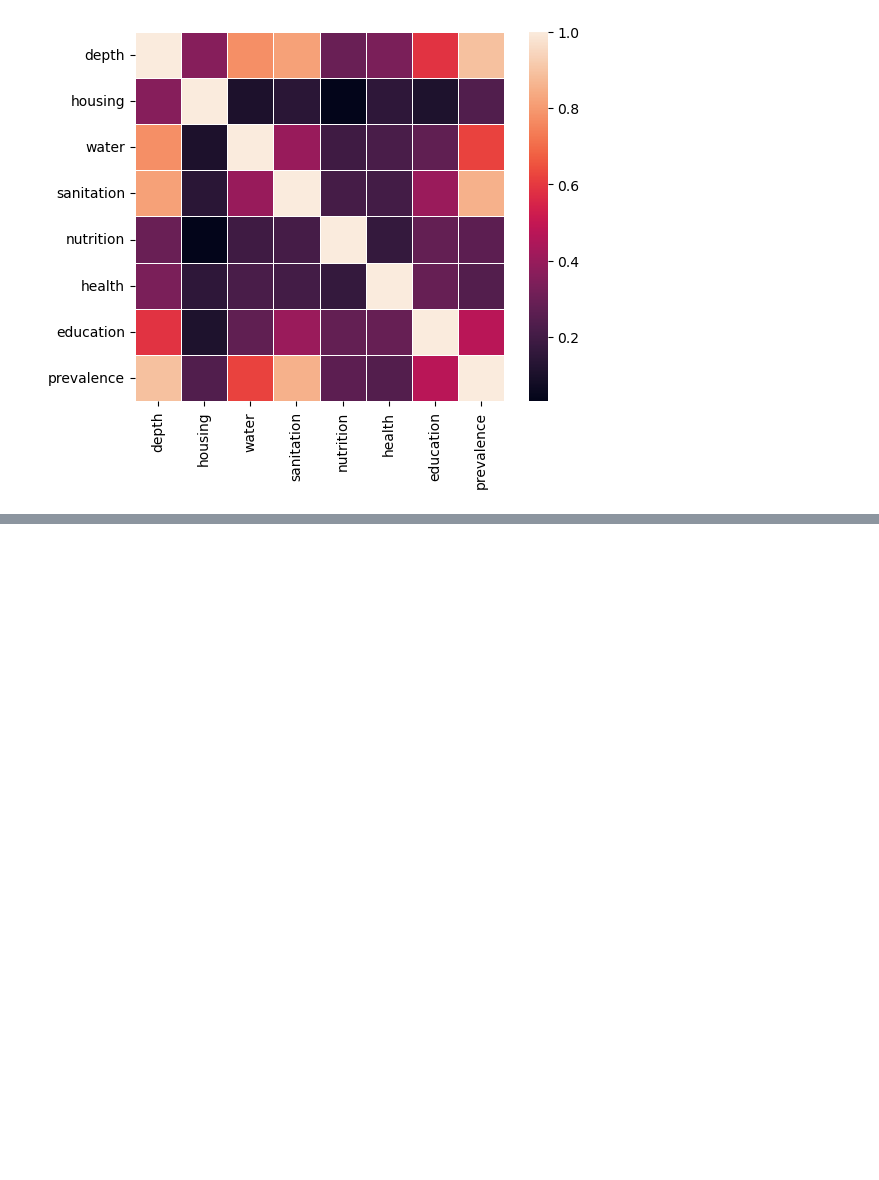
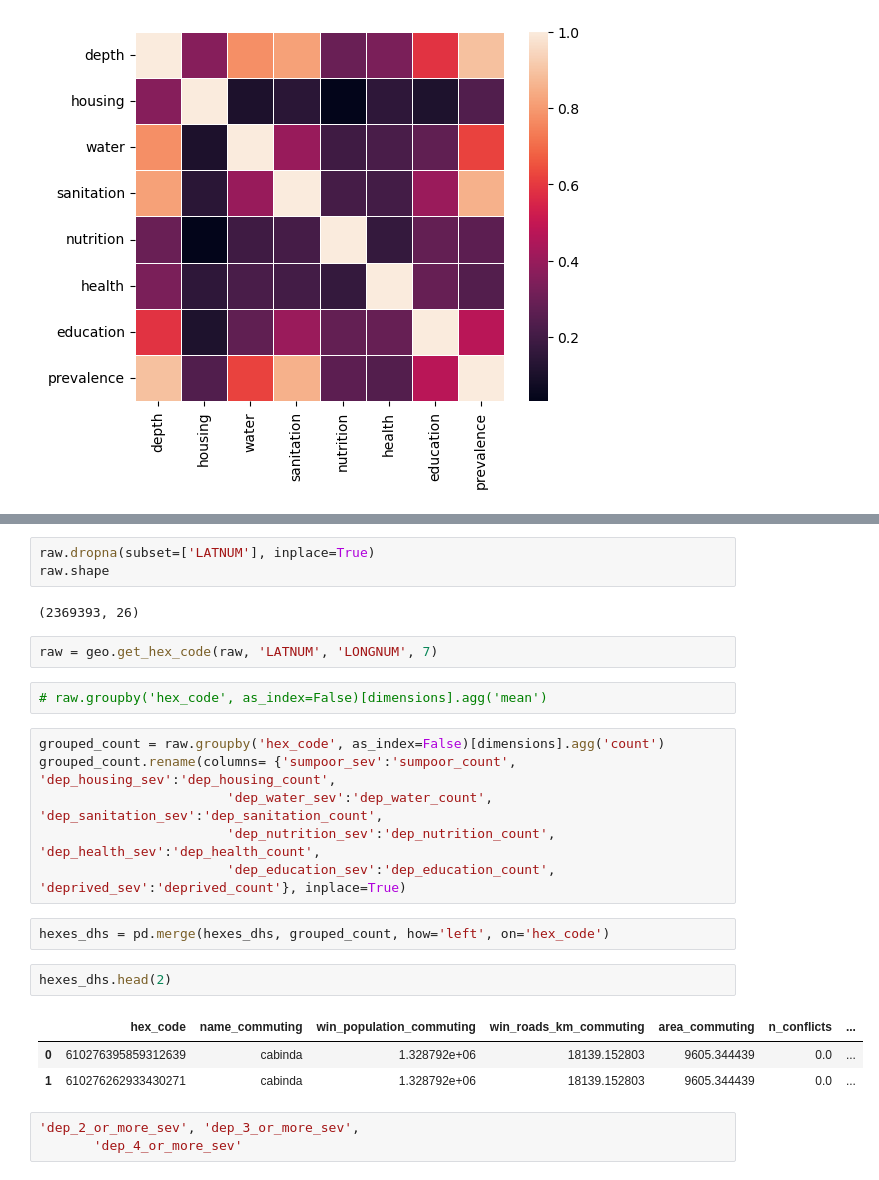
Before and after one commit to marinavicini/stc_continuing, a Jupyter notebook: notebooks/MV_figures_thesis.ipynb, the cells around one changed output, grey strips where cells are left out. Drawn from its saved outputs; the diff is of its cells as text; blank space fills up the shorter version.

```diff
--- a/notebooks/MV_figures_thesis.ipynb
+++ b/notebooks/MV_figures_thesis.ipynb
@@ -181,0 +187,26 @@ sns.heatmap(corr_no_neigh,
+# %%
+raw.dropna(subset=['LATNUM'], inplace=True)
+raw.shape
+# %% [output]
+(2369393, 26)
+# %%
+raw = geo.get_hex_code(raw, 'LATNUM', 'LONGNUM', 7)
+# %%
+# raw.groupby('hex_code', as_index=False)[dimensions].agg('mean')
+# %%
+grouped_count = raw.groupby('hex_code', as_index=False)[dimensions].agg('count')
+grouped_count.rename(columns= {'sumpoor_sev':'sumpoor_count', 'dep_housing_sev':'dep_housing_count',
+                        'dep_water_sev':'dep_water_count', 'dep_sanitation_sev':'dep_sanitation_count',
+                        'dep_nutrition_sev':'dep_nutrition_count', 'dep_health_sev':'dep_health_count',
+                        'dep_education_sev':'dep_education_count', 'deprived_sev':'deprived_count'}, inplace=True)
+# %%
+hexes_dhs = pd.merge(hexes_dhs, grouped_count, how='left', on='hex_code')
+# %%
+hexes_dhs.head(2)
+# %% [output]
+|  | hex_code | name_commuting | win_population_commuting | win_roads_km_commuting | area_commuting | n_conflicts | ... |
+| 0 | 610276395859312639 | cabinda | 1.328792e+06 | 18139.152803 | 9605.344439 | 0.0 | ... |
+| 1 | 610276262933430271 | cabinda | 1.328792e+06 | 18139.152803 | 9605.344439 | 0.0 | ... |
+# %%
+'dep_2_or_more_sev', 'dep_3_or_more_sev',
+       'dep_4_or_more_sev'
```
Also changed, not shown: parts of 18 cells of this notebook.
